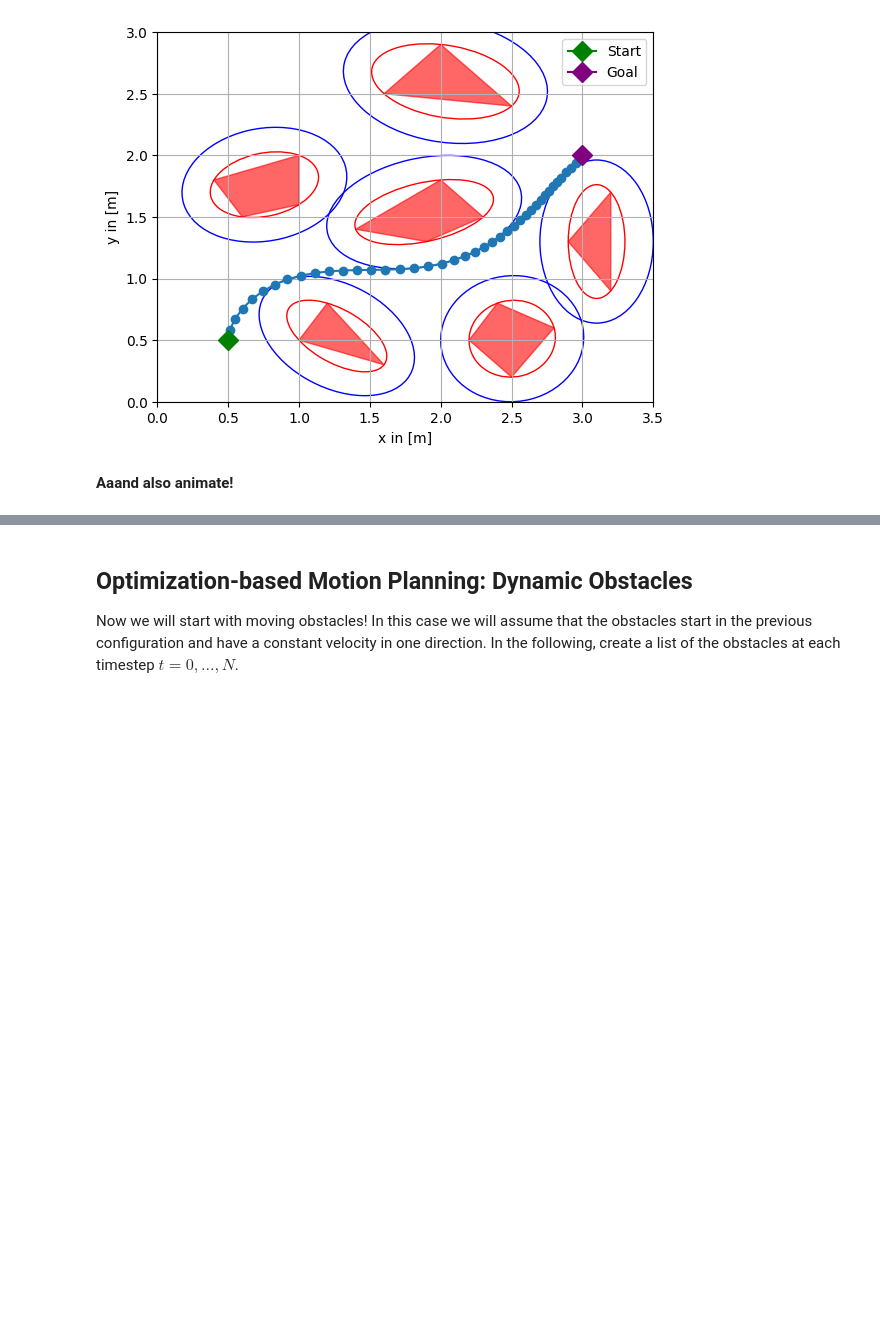
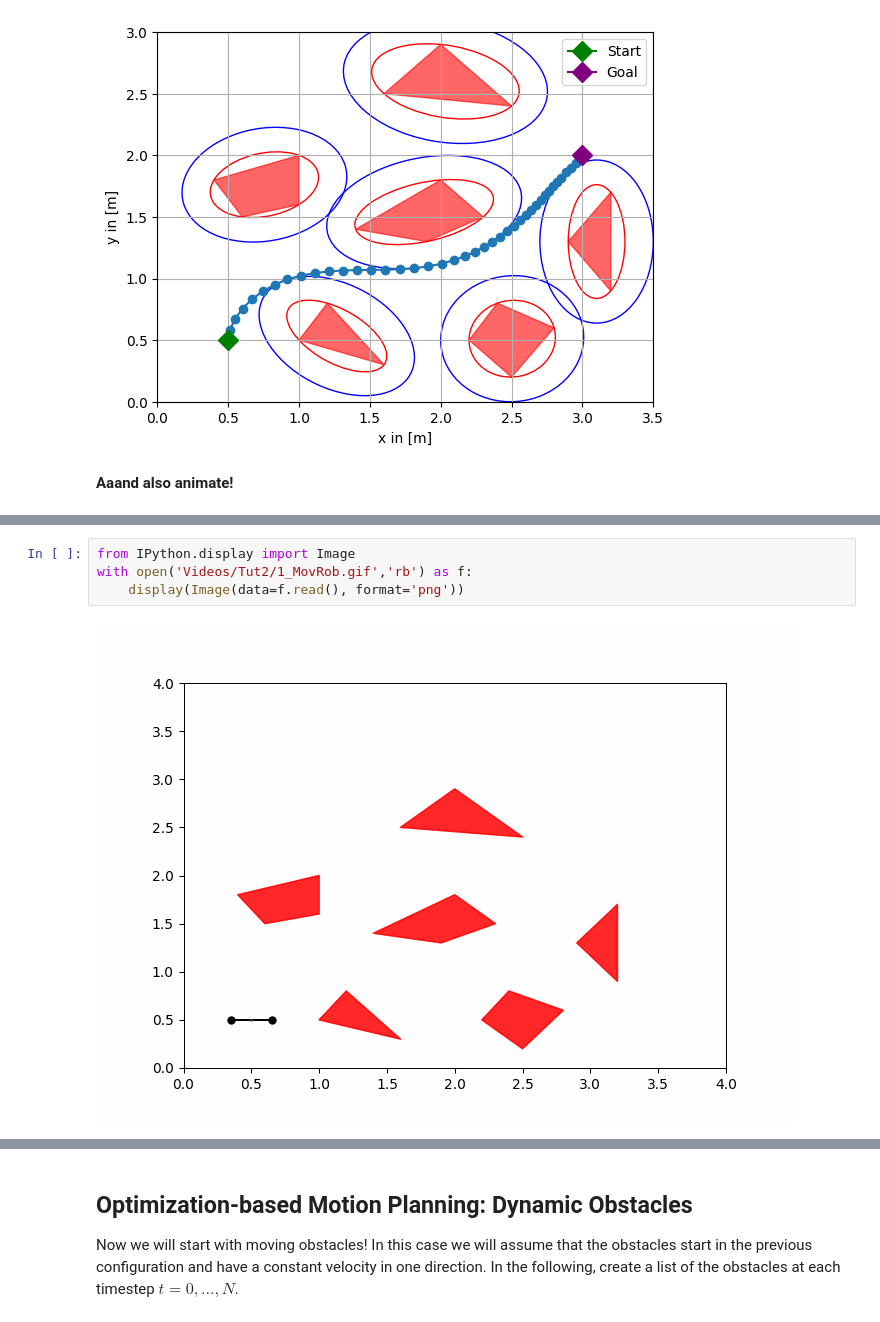
Before and after one commit to alicekramer/Safe-Robot-Control-Planning, a Jupyter notebook: tut2_optimization.ipynb, the cells around one changed output, grey strips where cells are left out. Drawn from its saved outputs; the diff is of its cells as text; blank space fills up the shorter version.

```diff
--- a/tut2_optimization.ipynb
+++ b/tut2_optimization.ipynb
@@ -392,6 +410,12 @@ animation.save('Videos/Tut2/1_MovRob.gif', writer='pillow')
 # %% [output]
 [interactive output not drawn]
 [interactive output not drawn]
+# %%
+from IPython.display import Image
+with open('Videos/Tut2/1_MovRob.gif','rb') as f:
+    display(Image(data=f.read(), format='png'))
+# %% [output]
+[figure, added]
 # %% [markdown]
 <img src="Videos/Tut2/1_MovRob.gif" alt="Animation" style="width: 500px;"/>
 # %% [markdown]
```
Also changed, not shown: parts of 2 cells of this notebook.
